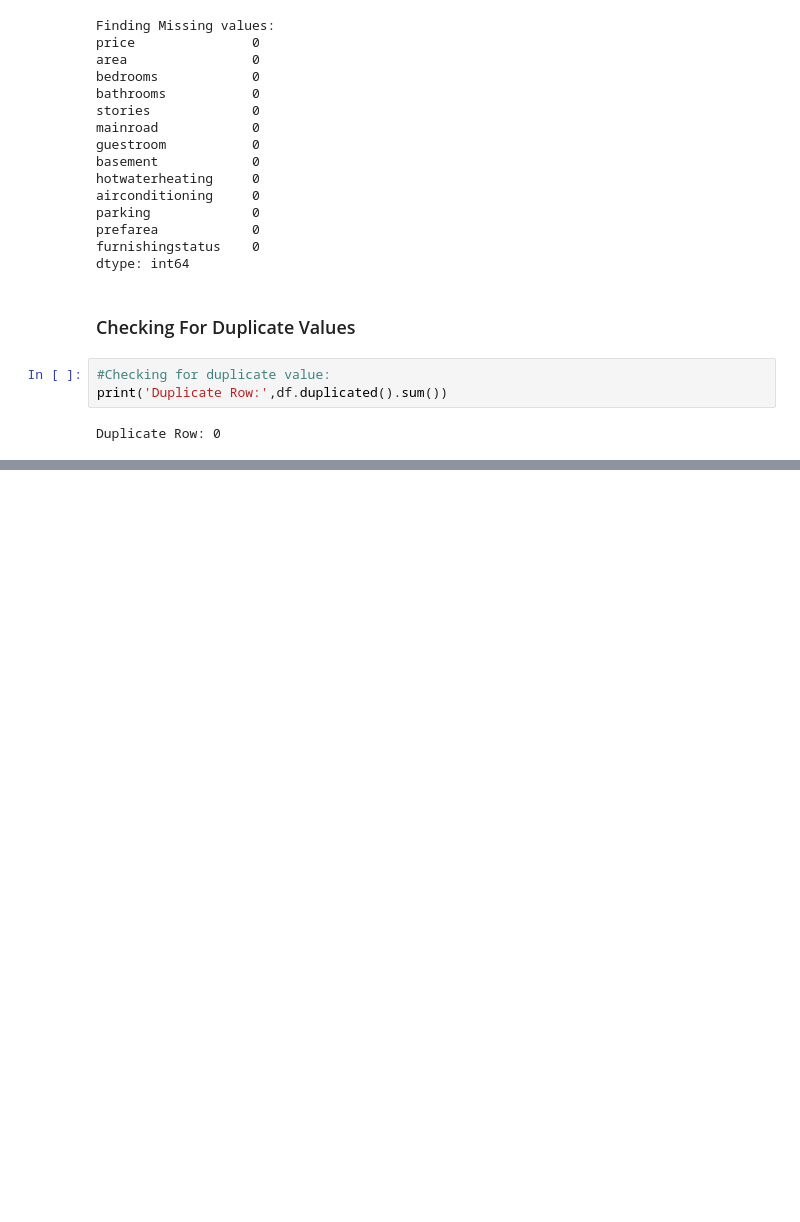
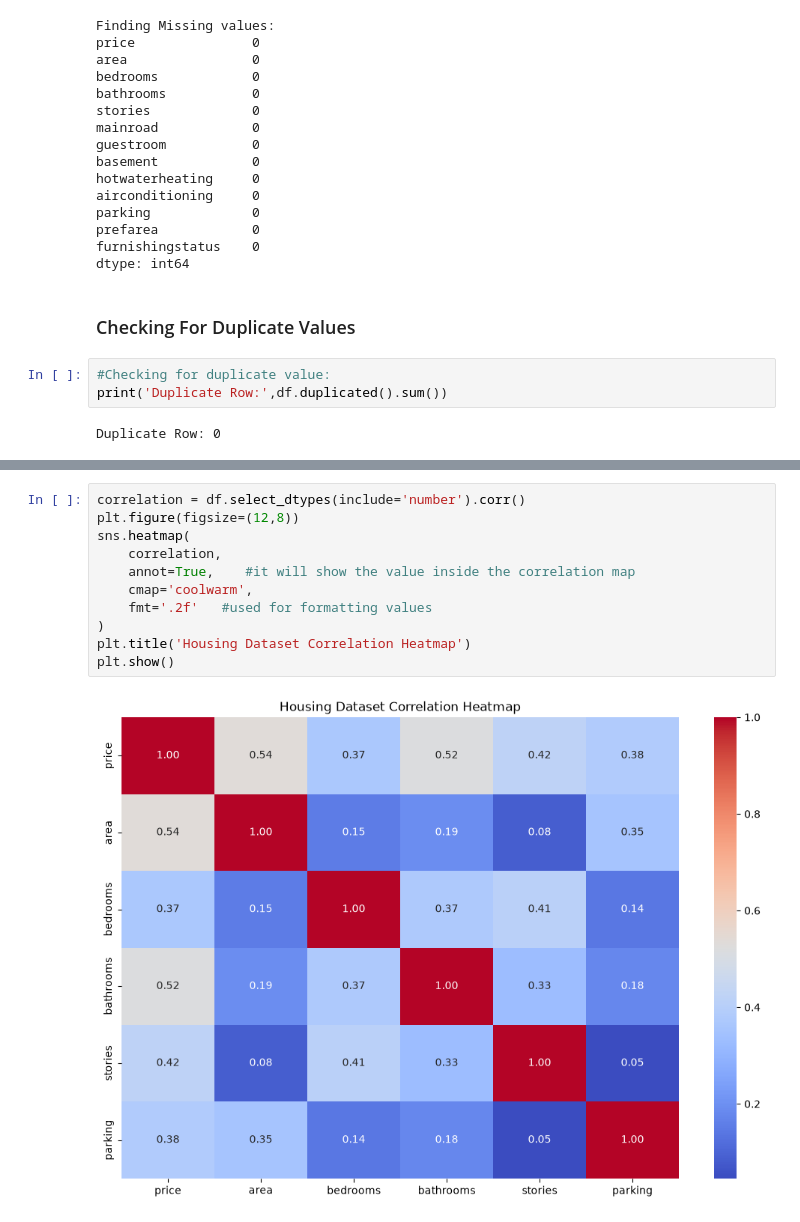
Before and after one commit to dinakaranthiru/AI-Engineer-12-Weeks, a Jupyter notebook: Week3_Task/EDA_Task_3.ipynb, the cells around one changed output, grey strips where cells are left out. Cells and saved outputs as stored; diff of their text form; blank space fills up the shorter version.

Commit message:
Performed Identify the Correlation for Housing Dataset

```diff
--- a/Week3_Task/EDA_Task_3.ipynb
+++ b/Week3_Task/EDA_Task_3.ipynb
@@ -91,0 +100,13 @@ Duplicate Row: 0
+# %%
+correlation = df.select_dtypes(include='number').corr()
+plt.figure(figsize=(12,8))
+sns.heatmap(
+    correlation,
+    annot=True,    #it will show the value inside the correlation map
+    cmap='coolwarm',
+    fmt='.2f'   #used for formatting values
+)
+plt.title('Housing Dataset Correlation Heatmap')
+plt.show()
+# %% [output]
+[figure, added]
```
Also changed, not shown: parts of 2 cells of this notebook.
